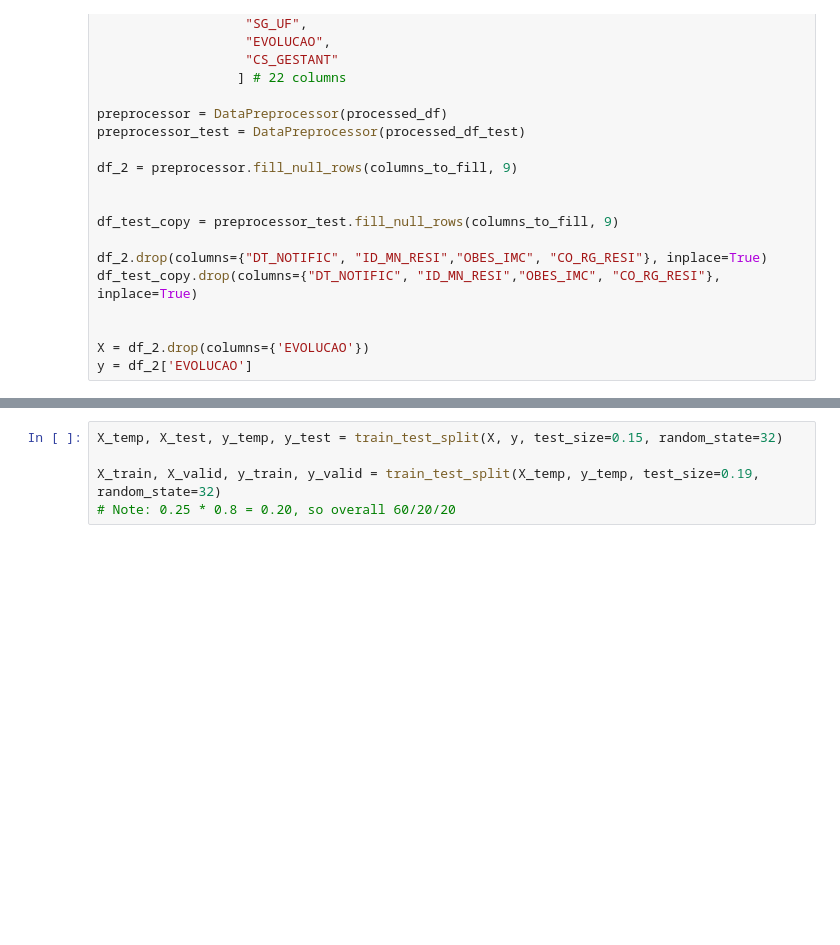
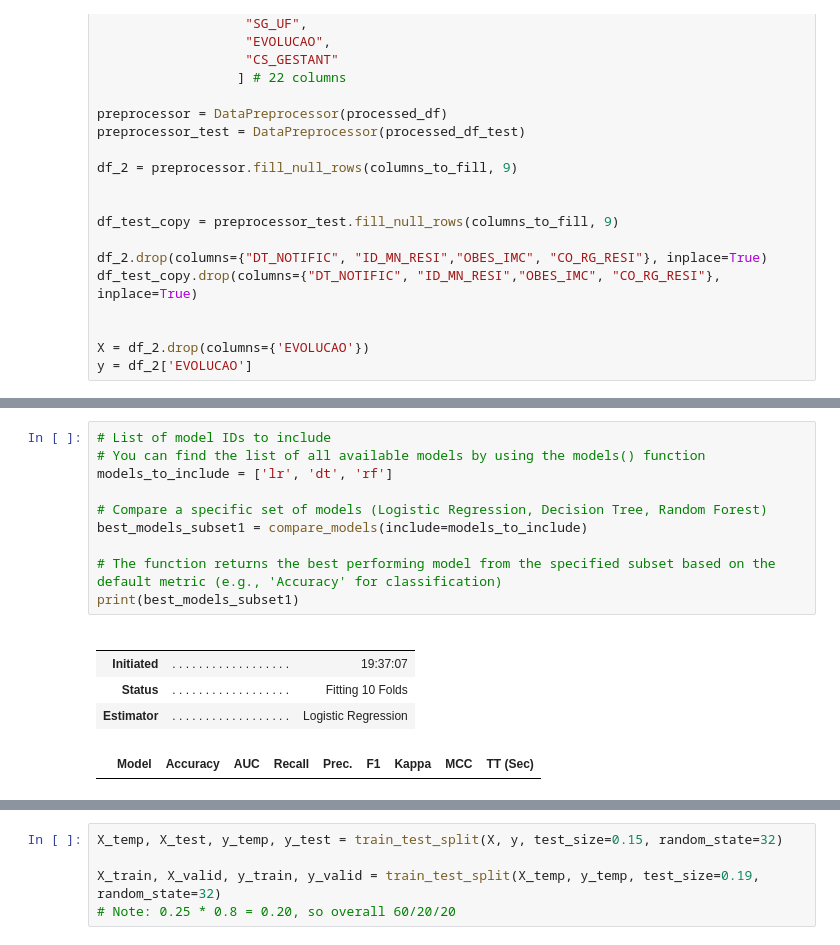
Before and after one commit to auserafim/ai-notebooks, a Jupyter notebook: covid_in_brazil/covid_in_brazil.ipynb, the cells around one changed output, grey strips where cells are left out. Cells and saved outputs as stored; diff of their text form; blank space fills up the shorter version.

```diff
--- a/covid_in_brazil/covid_in_brazil.ipynb
+++ b/covid_in_brazil/covid_in_brazil.ipynb
@@ -266,0 +293,17 @@ y = df_2['EVOLUCAO']
+# %%
+# List of model IDs to include
+# You can find the list of all available models by using the models() function
+models_to_include = ['lr', 'dt', 'rf']
+
+# Compare a specific set of models (Logistic Regression, Decision Tree, Random Forest)
+best_models_subset1 = compare_models(include=models_to_include)
+
+# The function returns the best performing model from the specified subset based on the default metric (e.g., 'Accuracy' for classification)
+print(best_models_subset1)
+# %% [output]
+|  |  |  |
+|  |  |  |
+| Initiated | . . . . . . . . . . . . . . . . . . | 19:37:07 |
+| Status | . . . . . . . . . . . . . . . . . . | Fitting 10 Folds |
+| Estimator | . . . . . . . . . . . . . . . . . . | Logistic Regression |
+|  | Model | Accuracy | AUC | Recall | Prec. | F1 | Kappa | MCC | TT (Sec) |
```
Also changed, not shown: parts of 2 cells of this notebook, 1 other file.
